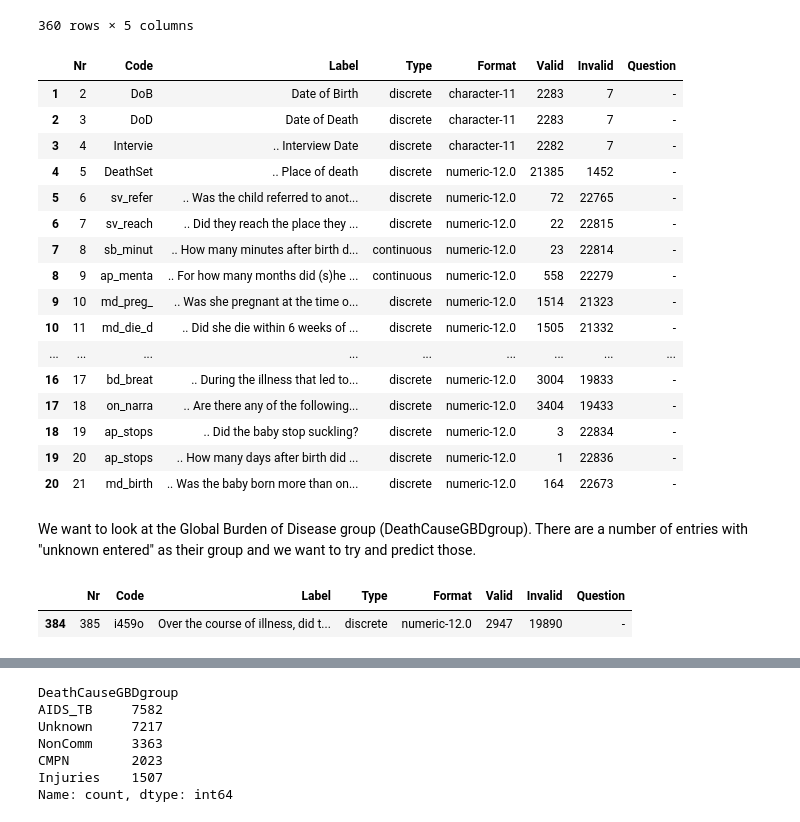
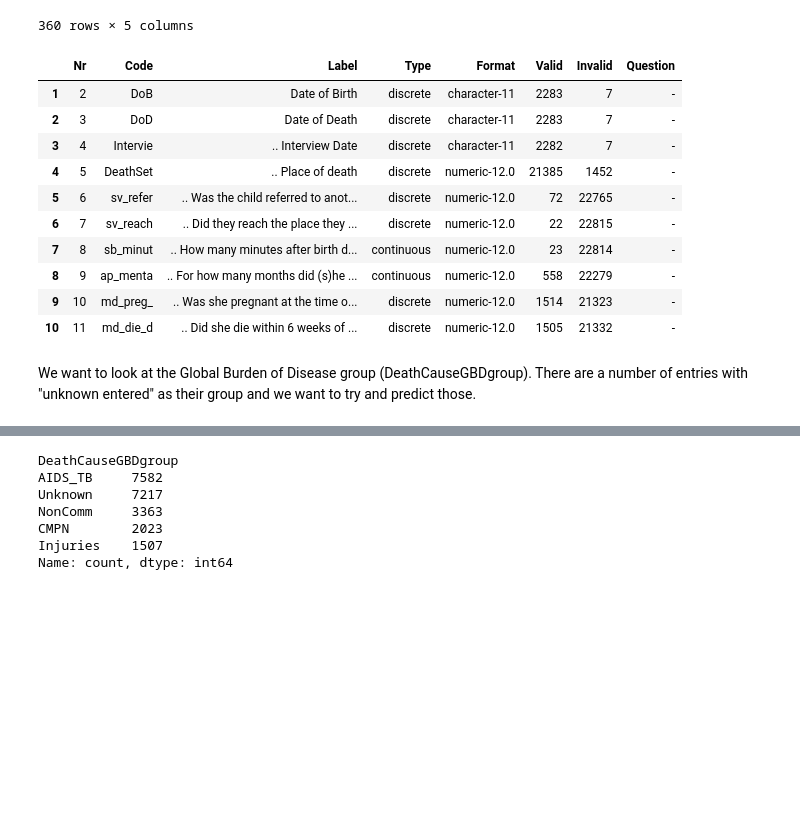
Before and after one commit to carlvh-wimmy/ahri_practicals, a Jupyter notebook: verbal_autopsy_nn/neural_net.ipynb, the cells around one changed output, grey strips where cells are left out. Cells and saved outputs as stored; diff of their text form; code cells hidden in the pictures; blank space fills up the shorter version.

```diff
--- a/verbal_autopsy_nn/neural_net.ipynb
+++ b/verbal_autopsy_nn/neural_net.ipynb
@@ -61,30 +61,18 @@ verbal_autopsy_df.head().T
 | i459o | NaN | NaN | NaN | NaN | NaN |
 360 rows × 5 columns
 # %%
-questions_df.head(20)
+questions_df.head(10)
 # %% [output]
 |  | Nr | Code | Label | Type | Format | Valid | Invalid | Question |
 | 1 | 2 | DoB | Date of Birth | discrete | character-11 | 2283 | 7 | - |
 | 2 | 3 | DoD | Date of Death | discrete | character-11 | 2283 | 7 | - |
 | 3 | 4 | Intervie | .. Interview Date | discrete | character-11 | 2282 | 7 | - |
 | 4 | 5 | DeathSet | .. Place of death | discrete | numeric-12.0 | 21385 | 1452 | - |
 | 5 | 6 | sv_refer | .. Was the child referred to anot... | discrete | numeric-12.0 | 72 | 22765 | - |
 | 6 | 7 | sv_reach | .. Did they reach the place they ... | discrete | numeric-12.0 | 22 | 22815 | - |
 | 7 | 8 | sb_minut | .. How many minutes after birth d... | continuous | numeric-12.0 | 23 | 22814 | - |
 | 8 | 9 | ap_menta | .. For how many months did (s)he ... | continuous | numeric-12.0 | 558 | 22279 | - |
 | 9 | 10 | md_preg_ | .. Was she pregnant at the time o... | discrete | numeric-12.0 | 1514 | 21323 | - |
 | 10 | 11 | md_die_d | .. Did she die within 6 weeks of ... | discrete | numeric-12.0 | 1505 | 21332 | - |
-| ... | ... | ... | ... | ... | ... | ... | ... | ... |
-| 16 | 17 | bd_breat | .. During the illness that led to... | discrete | numeric-12.0 | 3004 | 19833 | - |
-| 17 | 18 | on_narra | .. Are there any of the following... | discrete | numeric-12.0 | 3404 | 19433 | - |
-| 18 | 19 | ap_stops | .. Did the baby stop suckling? | discrete | numeric-12.0 | 3 | 22834 | - |
-| 19 | 20 | ap_stops | .. How many days after birth did ... | discrete | numeric-12.0 | 1 | 22836 | - |
-| 20 | 21 | md_birth | .. Was the baby born more than on... | discrete | numeric-12.0 | 164 | 22673 | - |
 # %% [markdown]
 We want to look at the Global Burden of Disease group (DeathCauseGBDgroup). There are a number of entries with "unknown entered" as their group and we want to try and predict those.
-# %%
-row = questions_df[questions_df['Code'] == 'i459o']
-row
-# %% [output]
-|  | Nr | Code | Label | Type | Format | Valid | Invalid | Question |
-| 384 | 385 | i459o | Over the course of illness, did t... | discrete | numeric-12.0 | 2947 | 19890 | - |
```
Also changed, not shown: parts of 27 cells of this notebook.
